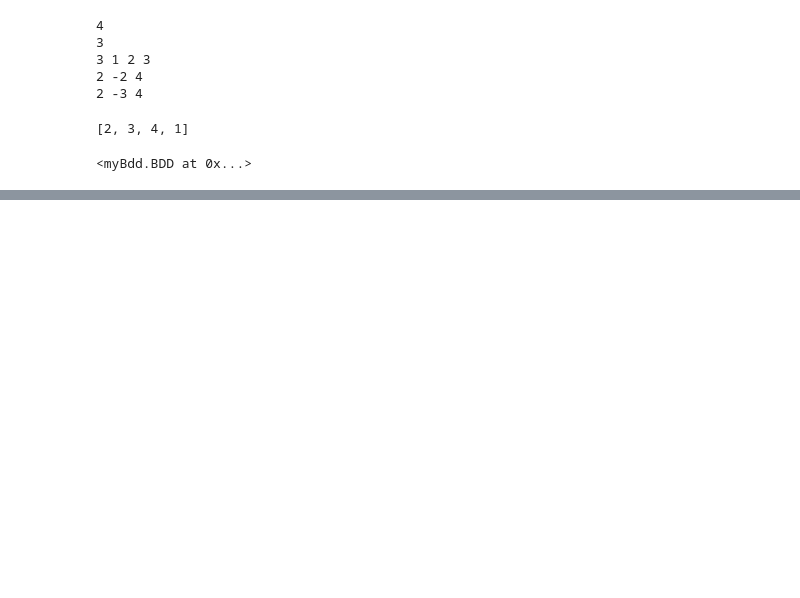
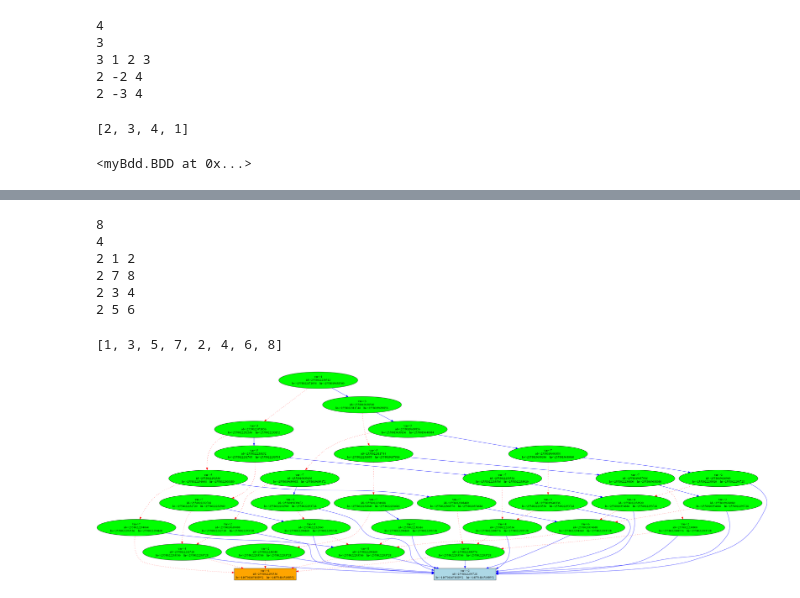
Before and after one commit to the-pinbo/ROBDD, a Jupyter notebook: tesy.ipynb, the cells around one changed output, grey strips where cells are left out. Drawn from its saved outputs; the diff is of its cells as text; code cells hidden in the pictures; blank space fills up the shorter version.

```diff
--- a/tesy.ipynb
+++ b/tesy.ipynb
@@ -32,0 +56,19 @@ a.displayGraph()
+# %%
+f = boolfunc.Expression(
+    r"input\2.pcn")
+print(f)
+# %% [output]
+8
+4
+2 1 2
+2 7 8
+2 3 4
+2 5 6
+# %%
+ordering = [1,3,5,7,2,4,6,8]
+print(ordering)
+a = BDD(f, ordering)
+a.displayGraph()
+# %% [output]
+[1, 3, 5, 7, 2, 4, 6, 8]
+[figure, added]
```
Also changed, not shown: parts of 6 cells of this notebook, 1 other file.
